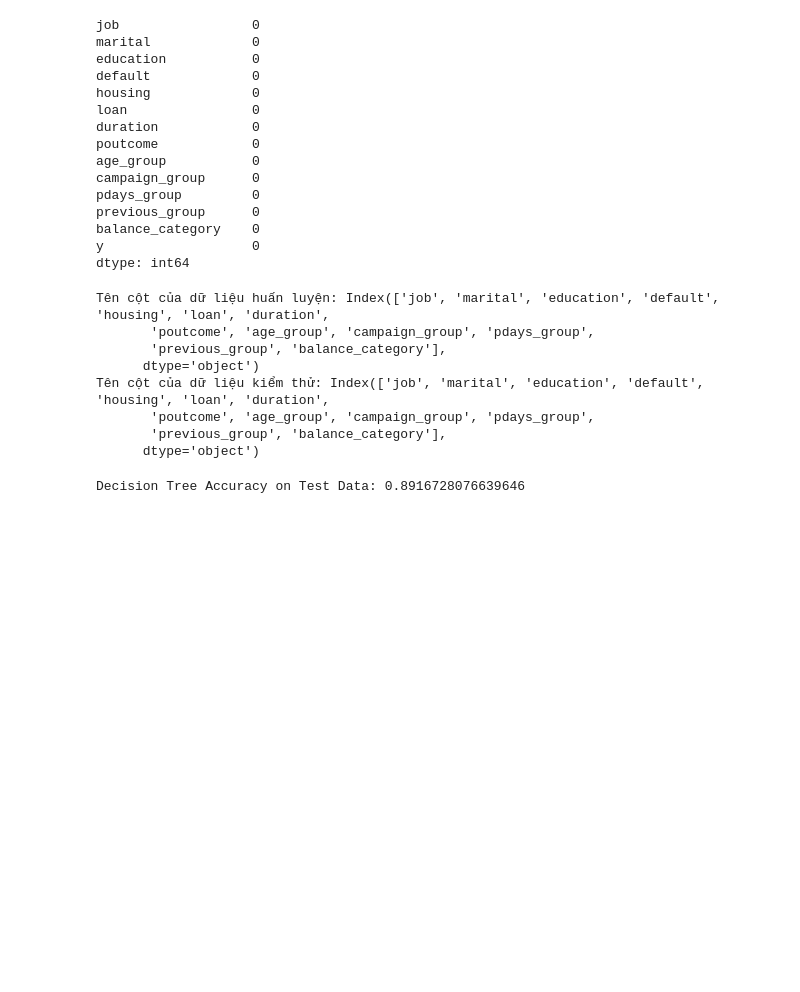
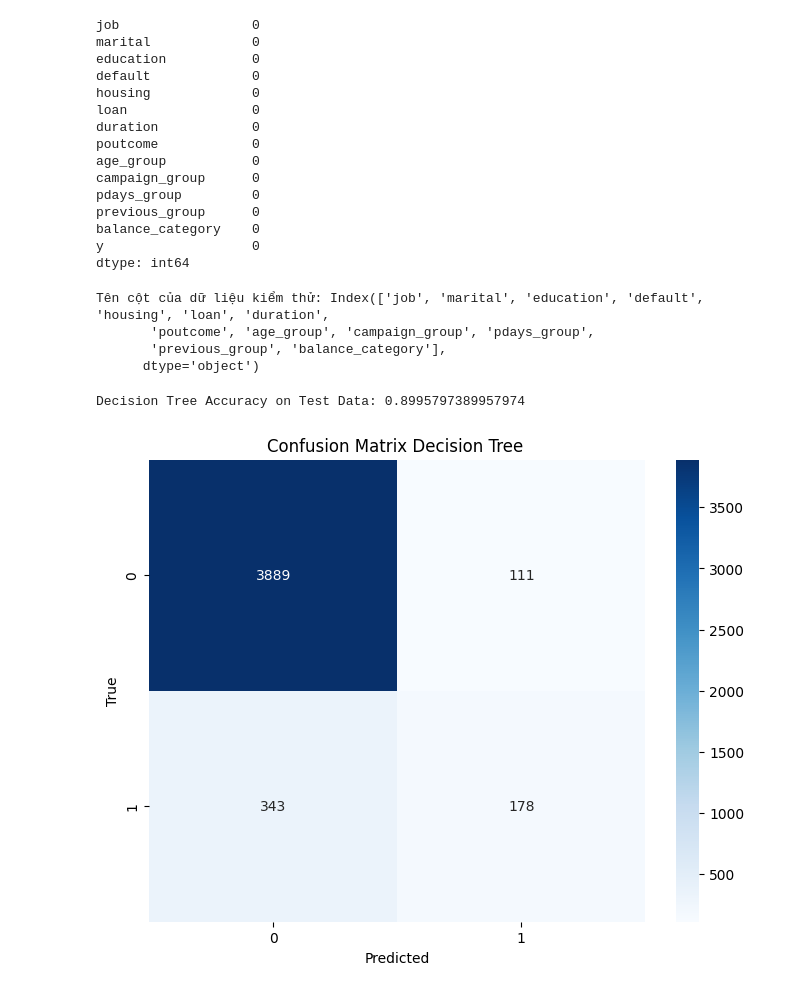
Before and after one commit to munmimory/datasets, a Jupyter notebook: baocaonhom11.ipynb, the cells around one changed output. Saved outputs shown, nothing was run; the diff lists cells and outputs as text; code cells hidden in the pictures; blank space fills up the shorter version.

```diff
--- a/baocaonhom11.ipynb
+++ b/baocaonhom11.ipynb
@@ -1092,7 +1057,3 @@ import pandas as pd
 from sklearn.naive_bayes import GaussianNB
 from sklearn.model_selection import train_test_split
 from sklearn.metrics import classification_report
-# %%
-
-clf=GaussianNB()
-clf.fit(X_train,Y_train)
@@ -1304,16 +1262,8 @@ X_test_df = test_df.drop('y', axis=1)
-# %%
-X_train_df, X_test_df, Y_train_df, Y_test_df = train_test_split(X_test_df, Y_test_df, test_size= 0.3, random_state = 42)
 # %%
-# In tên cột của dữ liệu huấn luyện
-print("Tên cột của dữ liệu huấn luyện:", X_train.columns)
 
 # In tên cột của dữ liệu kiểm thử
 print("Tên cột của dữ liệu kiểm thử:", X_test_df.columns)
 # %% [output]
-Tên cột của dữ liệu huấn luyện: Index(['job', 'marital', 'education', 'default', 'housing', 'loan', 'duration',
-       'poutcome', 'age_group', 'campaign_group', 'pdays_group',
-       'previous_group', 'balance_category'],
-      dtype='object')
 Tên cột của dữ liệu kiểm thử: Index(['job', 'marital', 'education', 'default', 'housing', 'loan', 'duration',
        'poutcome', 'age_group', 'campaign_group', 'pdays_group',
        'previous_group', 'balance_category'],
@@ -1324,7 +1274,19 @@ dt_predictions_test = model_DT.predict(X_test_df)
 dt_accuracy_test = accuracy_score(Y_test_df, dt_predictions_test)
 print('Decision Tree Accuracy on Test Data:', dt_accuracy_test)
 # %% [output]
-Decision Tree Accuracy on Test Data: 0.8916728076639646
+Decision Tree Accuracy on Test Data: 0.8995797389957974
+# %%
+cmNB = confusion_matrix(Y_test_df, dt_predictions_test)
+
+# Display the confusion matrix using a heatmap
+plt.figure(figsize=(8, 6))
+sns.heatmap(cmNB, annot=True, fmt='d', cmap='Blues', xticklabels=clf.classes_, yticklabels=clf.classes_)
+plt.xlabel('Predicted')
+plt.ylabel('True')
+plt.title('Confusion Matrix Decision Tree ')
+plt.show()
+# %% [output]
+[figure, added]
 # %%
 # Sử dụng dữ liệu kiểm thử đã tạo
 rf_predictions_test = model_RF.predict(X_test_df)
```
Also changed, not shown: parts of 22 cells of this notebook.
